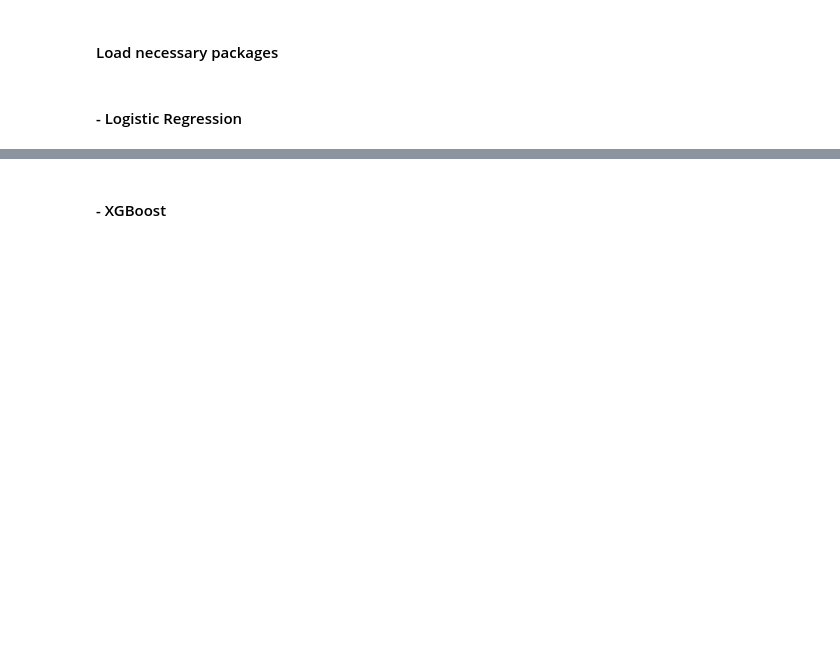
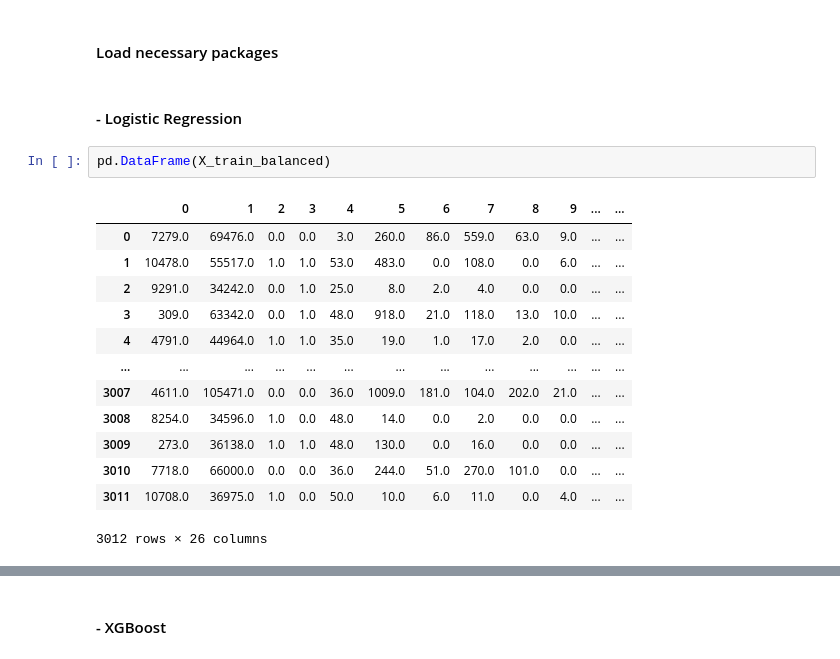
Before and after one commit to AnishaChoudhury02/Anisha-Tu-DATA300-Group-Project, a Jupyter notebook: Response Prediction.ipynb, the cells around one changed output, grey strips where cells are left out. Saved outputs shown, nothing was run; the diff lists cells and outputs as text; blank space fills up the shorter version.

```diff
--- a/Response Prediction.ipynb
+++ b/Response Prediction.ipynb
@@ -330,3 +394,19 @@ y_train_balanced = train_upsampled['Response'].to_numpy().reshape(-1, 1)
 #### Load necessary packages
 # %% [markdown]
 #### - Logistic Regression
+# %%
+pd.DataFrame(X_train_balanced)
+# %% [output]
+|  | 0 | 1 | 2 | 3 | 4 | 5 | 6 | 7 | 8 | 9 | ... | ... |
+| 0 | 7279.0 | 69476.0 | 0.0 | 0.0 | 3.0 | 260.0 | 86.0 | 559.0 | 63.0 | 9.0 | ... | ... |
+| 1 | 10478.0 | 55517.0 | 1.0 | 1.0 | 53.0 | 483.0 | 0.0 | 108.0 | 0.0 | 6.0 | ... | ... |
+| 2 | 9291.0 | 34242.0 | 0.0 | 1.0 | 25.0 | 8.0 | 2.0 | 4.0 | 0.0 | 0.0 | ... | ... |
+| 3 | 309.0 | 63342.0 | 0.0 | 1.0 | 48.0 | 918.0 | 21.0 | 118.0 | 13.0 | 10.0 | ... | ... |
+| 4 | 4791.0 | 44964.0 | 1.0 | 1.0 | 35.0 | 19.0 | 1.0 | 17.0 | 2.0 | 0.0 | ... | ... |
+| ... | ... | ... | ... | ... | ... | ... | ... | ... | ... | ... | ... | ... |
+| 3007 | 4611.0 | 105471.0 | 0.0 | 0.0 | 36.0 | 1009.0 | 181.0 | 104.0 | 202.0 | 21.0 | ... | ... |
+| 3008 | 8254.0 | 34596.0 | 1.0 | 0.0 | 48.0 | 14.0 | 0.0 | 2.0 | 0.0 | 0.0 | ... | ... |
+| 3009 | 273.0 | 36138.0 | 1.0 | 1.0 | 48.0 | 130.0 | 0.0 | 16.0 | 0.0 | 0.0 | ... | ... |
+| 3010 | 7718.0 | 66000.0 | 0.0 | 0.0 | 36.0 | 244.0 | 51.0 | 270.0 | 101.0 | 0.0 | ... | ... |
+| 3011 | 10708.0 | 36975.0 | 1.0 | 0.0 | 50.0 | 10.0 | 6.0 | 11.0 | 0.0 | 4.0 | ... | ... |
+3012 rows × 26 columns
```
Also changed, not shown: parts of 11 cells of this notebook.
